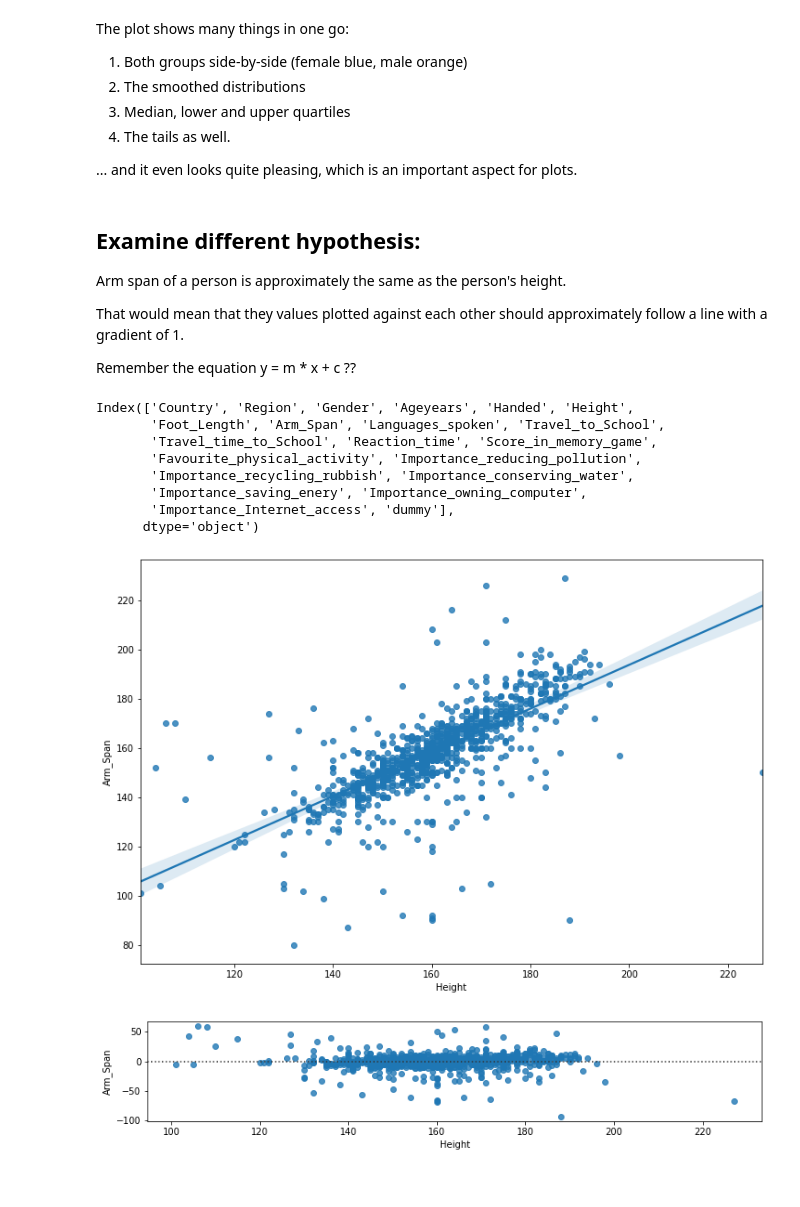
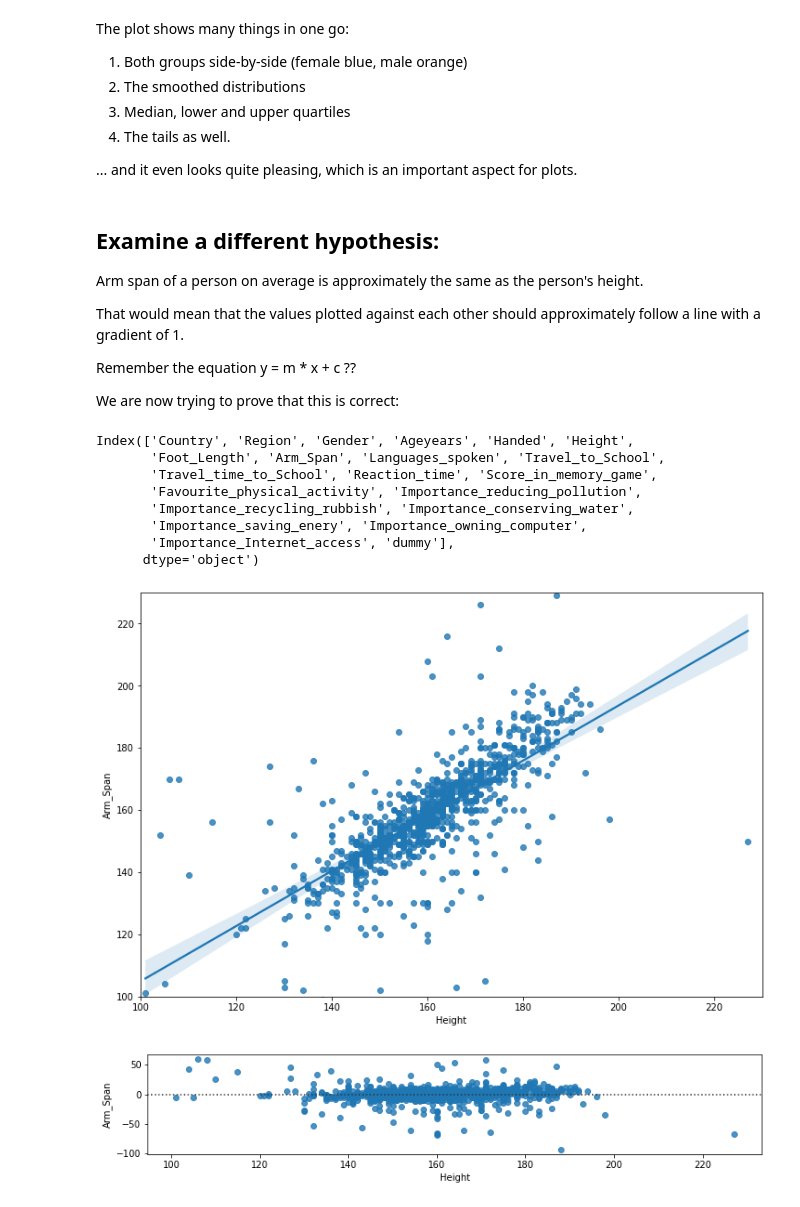
Before and after one commit to awicenec/MathClass, a Jupyter notebook: SchoolKids.ipynb, the cells around one changed output. Cells and saved outputs as stored; diff of their text form; code cells hidden in the pictures.

```diff
--- a/SchoolKids.ipynb
+++ b/SchoolKids.ipynb
@@ -277,12 +280,14 @@ The plot shows many things in one go:
 
 ... and it even looks quite pleasing, which is an important aspect for plots.
 # %% [markdown]
-## Examine different hypothesis:
-Arm span of a person is approximately the same as the person's height.
+## Examine a different hypothesis:
+Arm span of a person on average is approximately the same as the person's height.
 
-That would mean that they values plotted against each other should approximately follow a line with a gradient of 1.
+That would mean that the values plotted against each other should approximately follow a line with a gradient of 1.
 
 Remember the equation y = m * x + c ??
+
+We are now trying to prove that this is correct:
 # %%
 df.keys()
 # %% [output]
@@ -300,11 +305,11 @@ Y_COLUMN = 'Arm_Span'
 # %%
 fig = plt.figure(figsize=[12,8])  # start a new figure with a certain size
 ax = fig.gca()                    # get the figure axes
-# ax.set_xlim([100, 230])
-# ax.set_ylim([100, 230])
+ax.set_xlim([100, 230])
+ax.set_ylim([100, 230])
 ax = sns.regplot(ax=ax, x=df[X_COLUMN],y=df[Y_COLUMN])
 # %% [output]
-[figure, old version]
+[figure, new version]
 # %%
 fig = plt.figure(figsize=[12,2])  # start a new figure with a certain size
 ax = fig.gca()                    # get the figure axes
```
Also changed, not shown: parts of 16 cells of this notebook.
